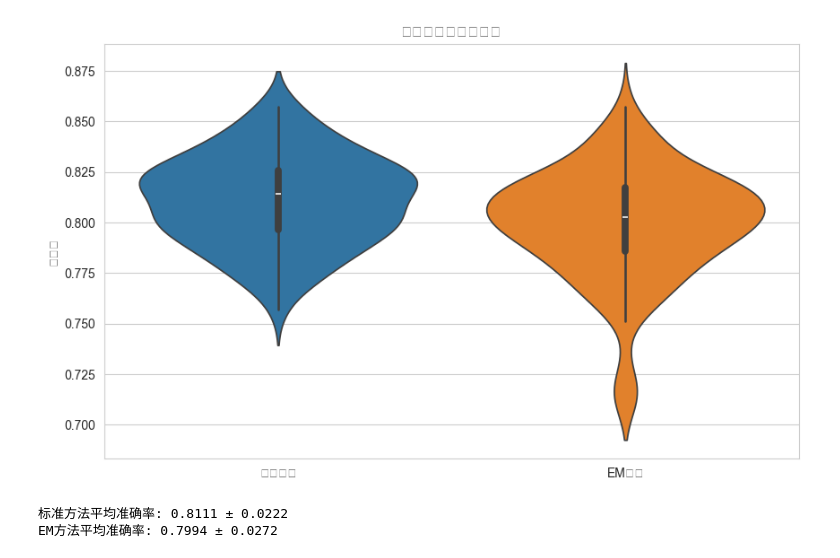
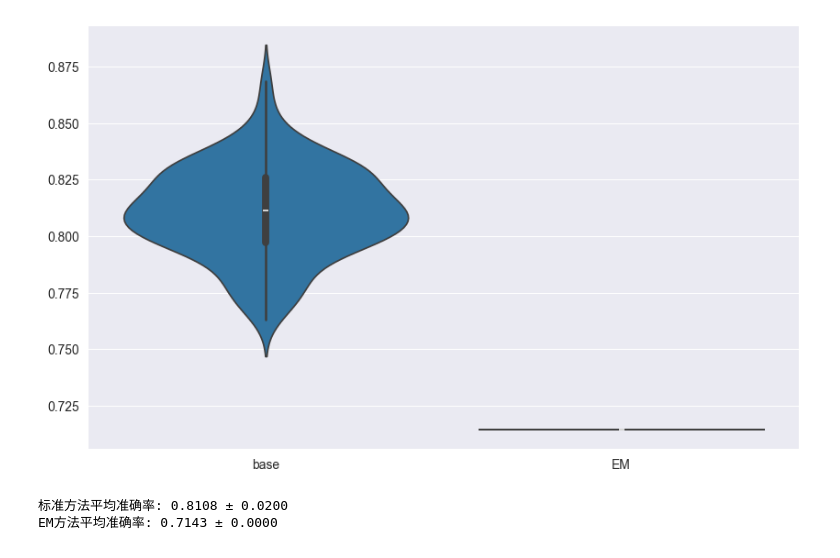
Before and after one commit to Menamot/dbc, a Jupyter notebook: examples/em_test.ipynb, the cells around one changed output. Saved outputs shown, nothing was run; the diff lists cells and outputs as text; code cells hidden in the pictures.

```diff
--- a/examples/em_test.ipynb
+++ b/examples/em_test.ipynb
@@ -57,9 +57,3 @@ plt.show()
-# %%
-# Generate data
-X_source, y_source = datasets.make_blobs(n_samples=[125 * 5, 125 * 2], n_features=2, centers=[(9.5, 10), (10, 9.4)],
-                                       cluster_std=[[0.6, 0.6], [0.35, 0.3]], shuffle=True, random_state=24)
-X_target, y_target = datasets.make_blobs(n_samples=[50 * 5, 50 * 2], n_features=2, centers=[(9.5, 10), (10, 9.4)],
-                                       cluster_std=[[0.6, 0.6], [0.35, 0.3]], shuffle=True, random_state=24)
 # %%
 from sklearn.metrics import accuracy_score
 import seaborn as sns
@@ -78,44 +72,43 @@ for _ in range(100):
     # # 计算权重和目标域数据
     # weights = np.apply_along_axis(complex_sampling_weight, 1, X_source)
     # weights /= np.sum(weights)
     # indices = np.random.choice(np.arange(len(X_source)), size=n_target, replace=True, p=weights)
     # X_target = X_source[indices]
     # y_target = y_source[indices]
     # Generate data
-    X_source, y_source = datasets.make_blobs(n_samples=[125 * 5, 125 * 2], n_features=2, centers=[(9.5, 10), (10, 9.4)],
+    X_source, y_source = datasets.make_blobs(n_samples=[50 * 5, 50 * 2], n_features=2, centers=[(9.5, 10), (10, 9.4)],
                                            cluster_std=[[0.6, 0.6], [0.35, 0.3]], shuffle=True)
-    X_target, y_target = datasets.make_blobs(n_samples=[50 * 5, 50 * 2], n_features=2, centers=[(9.5, 10), (10, 9.4)],
+    X_target, y_target = datasets.make_blobs(n_samples=[125 * 5, 125 * 2], n_features=2, centers=[(9.5, 10), (10, 9.4)],
                                            cluster_std=[[0.6, 0.6], [0.35, 0.3]], shuffle=True)
 
     # 训练模型
     DBC_cmeans = CmeansDiscreteBayesianClassifier(n_clusters=6, fuzzifier=1.5)
-    DBC_cmeans.fit(X_source, y_source)
+    DBC_cmeans.fit(X_target, y_target)
 
     # 标准预测
-    y_pred_standard = DBC_cmeans.predict(X_target)
-    acc_standard.append(accuracy_score(y_target, y_pred_standard))
+    y_pred_standard = DBC_cmeans.predict(X_source)
+    acc_standard.append(accuracy_score(y_source, y_pred_standard))
 
     # EM预测
-    y_pred_em = np.argmax(DBC_cmeans.em(X_target,y_source)[0], axis=1)
-    acc_em.append(accuracy_score(y_target, y_pred_em))
+    y_pred_em = np.argmax(DBC_cmeans.em(X_target, X_source, y_target)[0], axis=1)
+    acc_em.append(accuracy_score(y_source, y_pred_em))
 
 # 创建绘图数据
 plot_data = {
-    '标准方法': acc_standard,
-    'EM方法': acc_em
+    'base': acc_standard,
+    'EM': acc_em
 }
 
 # 绘制小提琴图
 plt.figure(figsize=(10, 6))
 sns.violinplot(data=plot_data)
-plt.title('两种方法准确率比较')
-plt.ylabel('准确率')
+
 plt.show()
 
 # 打印平均准确率
 print(f'标准方法平均准确率: {np.mean(acc_standard):.4f} ± {np.std(acc_standard):.4f}')
 print(f'EM方法平均准确率: {np.mean(acc_em):.4f} ± {np.std(acc_em):.4f}')
 # %% [output]
-[figure, old version]
+[figure, new version]
-标准方法平均准确率: 0.8111 ± 0.0222
-EM方法平均准确率: 0.7994 ± 0.0272
+标准方法平均准确率: 0.8108 ± 0.0200
+EM方法平均准确率: 0.7143 ± 0.0000
```
Also changed, not shown: parts of 1 cell of this notebook, 3 other files.
